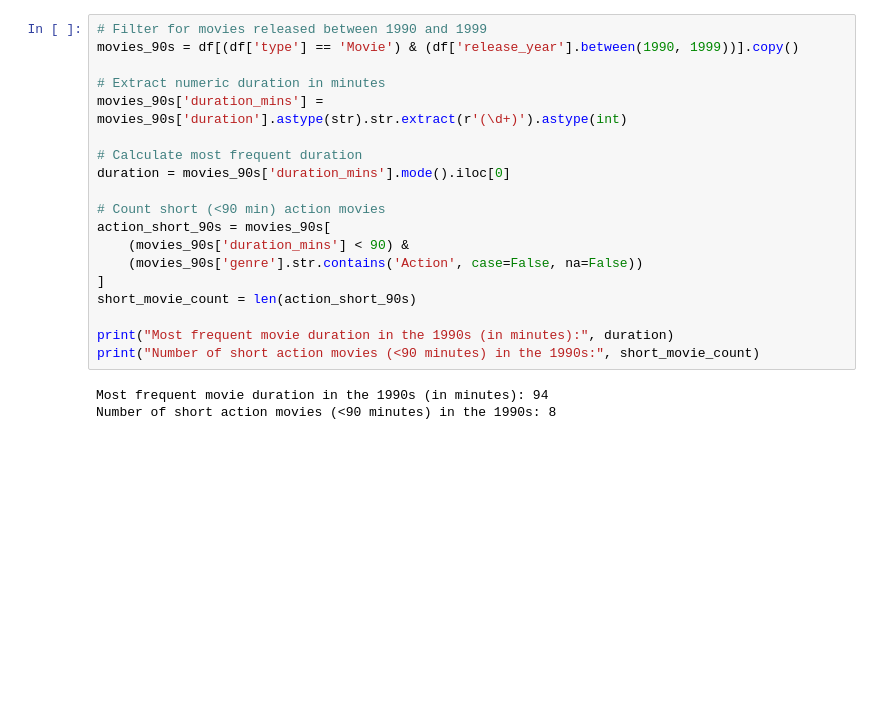
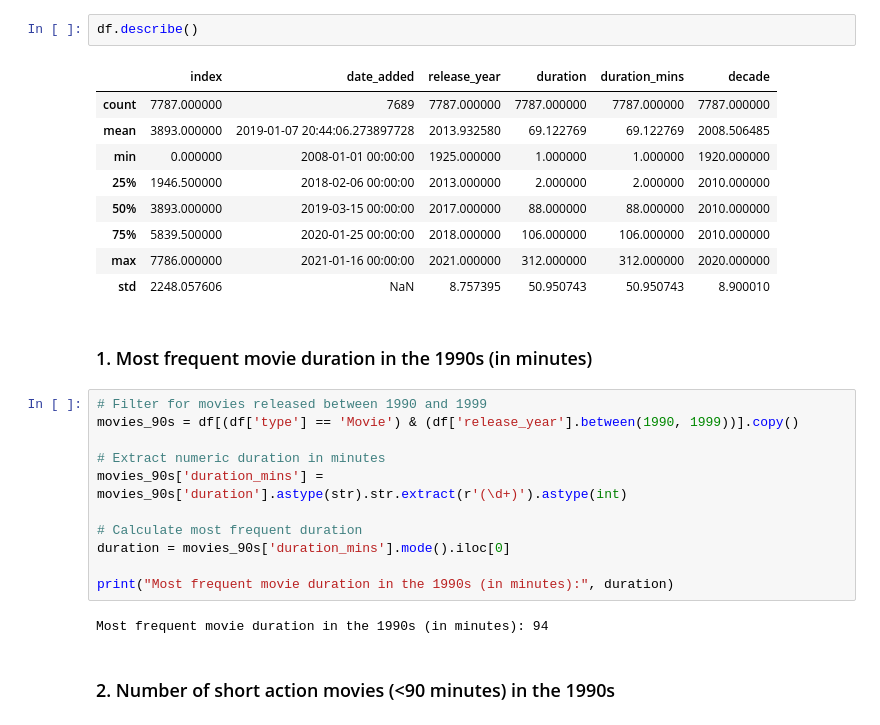
Before and after one commit to Sababa123/Netflix, a Jupyter notebook: Netflix.ipynb, the cells around one changed output. Saved outputs shown, nothing was run; the diff lists cells and outputs as text; blank space fills up the shorter version.

```diff
--- a/Netflix.ipynb
+++ b/Netflix.ipynb
@@ -11,3 +46,17 @@ df = pd.read_csv('/content/drive/MyDrive/Projects-Datacamp/Netflix/netflix.csv')
+# %%
+df.describe()
+# %% [output]
+|  | index | date_added | release_year | duration | duration_mins | decade |
+| count | 7787.000000 | 7689 | 7787.000000 | 7787.000000 | 7787.000000 | 7787.000000 |
+| mean | 3893.000000 | 2019-01-07 20:44:06.273897728 | 2013.932580 | 69.122769 | 69.122769 | 2008.506485 |
+| min | 0.000000 | 2008-01-01 00:00:00 | 1925.000000 | 1.000000 | 1.000000 | 1920.000000 |
+| 25% | 1946.500000 | 2018-02-06 00:00:00 | 2013.000000 | 2.000000 | 2.000000 | 2010.000000 |
+| 50% | 3893.000000 | 2019-03-15 00:00:00 | 2017.000000 | 88.000000 | 88.000000 | 2010.000000 |
+| 75% | 5839.500000 | 2020-01-25 00:00:00 | 2018.000000 | 106.000000 | 106.000000 | 2010.000000 |
+| max | 7786.000000 | 2021-01-16 00:00:00 | 2021.000000 | 312.000000 | 312.000000 | 2020.000000 |
+| std | 2248.057606 | NaN | 8.757395 | 50.950743 | 50.950743 | 8.900010 |
+# %% [markdown]
+### 1. Most frequent movie duration in the 1990s (in minutes)
 # %%
 # Filter for movies released between 1990 and 1999
 movies_90s = df[(df['type'] == 'Movie') & (df['release_year'].between(1990, 1999))].copy()
@@ -18,15 +67,8 @@ movies_90s['duration_mins'] = movies_90s['duration'].astype(str).str.extract(r'(
 # Calculate most frequent duration
 duration = movies_90s['duration_mins'].mode().iloc[0]
 
-# Count short (<90 min) action movies
-action_short_90s = movies_90s[
-    (movies_90s['duration_mins'] < 90) &
-    (movies_90s['genre'].str.contains('Action', case=False, na=False))
-]
-short_movie_count = len(action_short_90s)
-
 print("Most frequent movie duration in the 1990s (in minutes):", duration)
-print("Number of short action movies (<90 minutes) in the 1990s:", short_movie_count)
 # %% [output]
 Most frequent movie duration in the 1990s (in minutes): 94
-Number of short action movies (<90 minutes) in the 1990s: 8
+# %% [markdown]
+### 2. Number of short action movies (<90 minutes) in the 1990s
```
Also changed, not shown: parts of 25 cells of this notebook.
